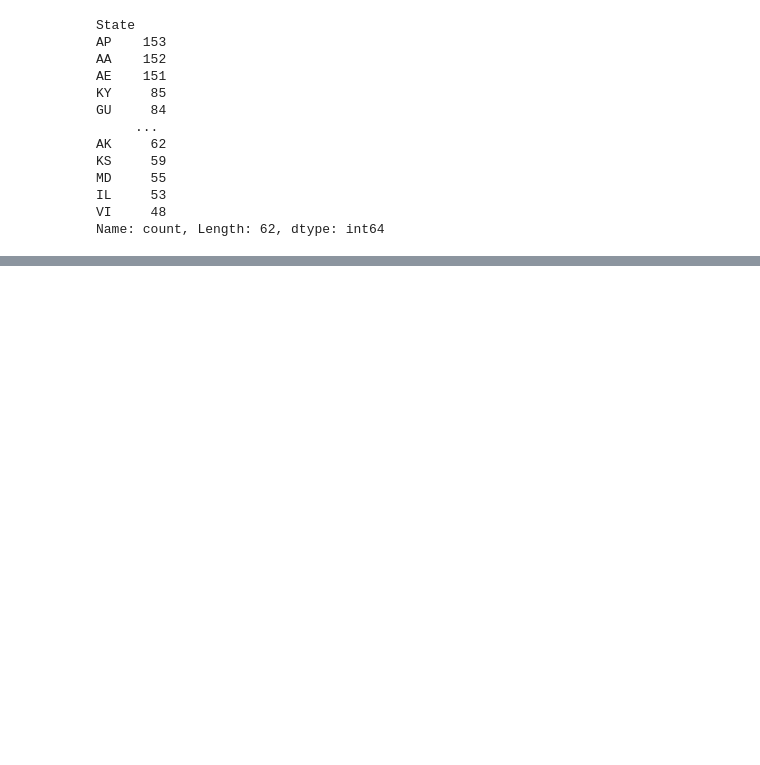
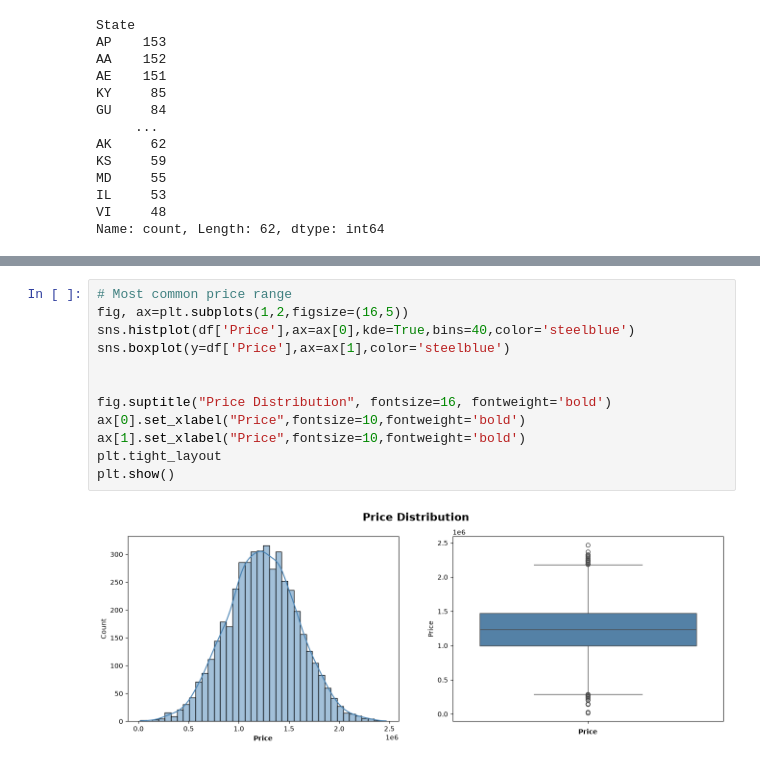
Before and after one commit to Ritupriya-Chowdhury/House-Price, a Jupyter notebook: House_price.ipynb, the cells around one changed output, grey strips where cells are left out. Cells and saved outputs as stored; diff of their text form; blank space fills up the shorter version.

```diff
--- a/House_price.ipynb
+++ b/House_price.ipynb
@@ -210,0 +285,14 @@ Name: count, Length: 62, dtype: int64
+# %%
+# Most common price range
+fig, ax=plt.subplots(1,2,figsize=(16,5))
+sns.histplot(df['Price'],ax=ax[0],kde=True,bins=40,color='steelblue')
+sns.boxplot(y=df['Price'],ax=ax[1],color='steelblue')
+
+
+fig.suptitle("Price Distribution", fontsize=16, fontweight='bold')
+ax[0].set_xlabel("Price",fontsize=10,fontweight='bold')
+ax[1].set_xlabel("Price",fontsize=10,fontweight='bold')
+plt.tight_layout
+plt.show()
+# %% [output]
+[figure, added]
```
Also changed, not shown: parts of 25 cells of this notebook.
